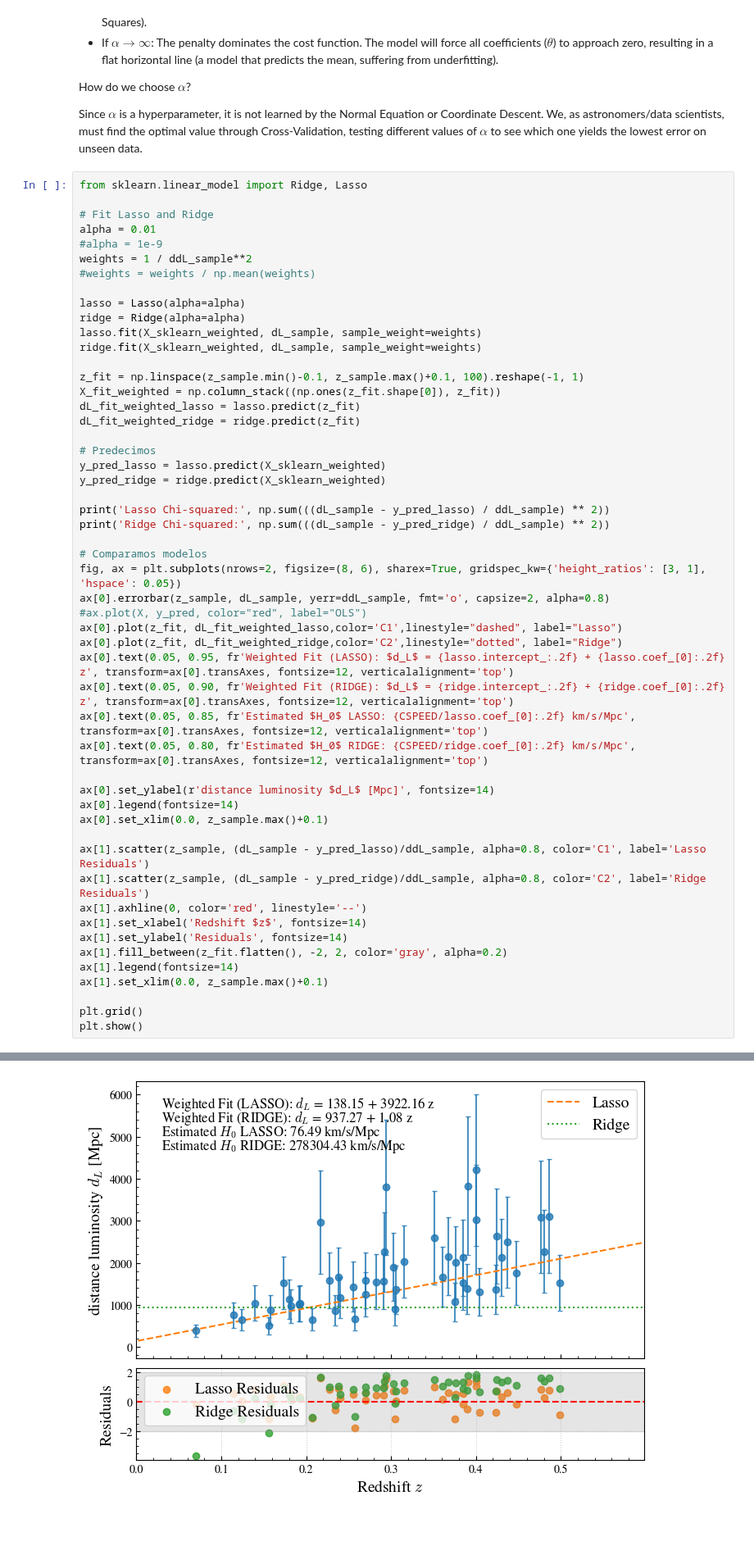
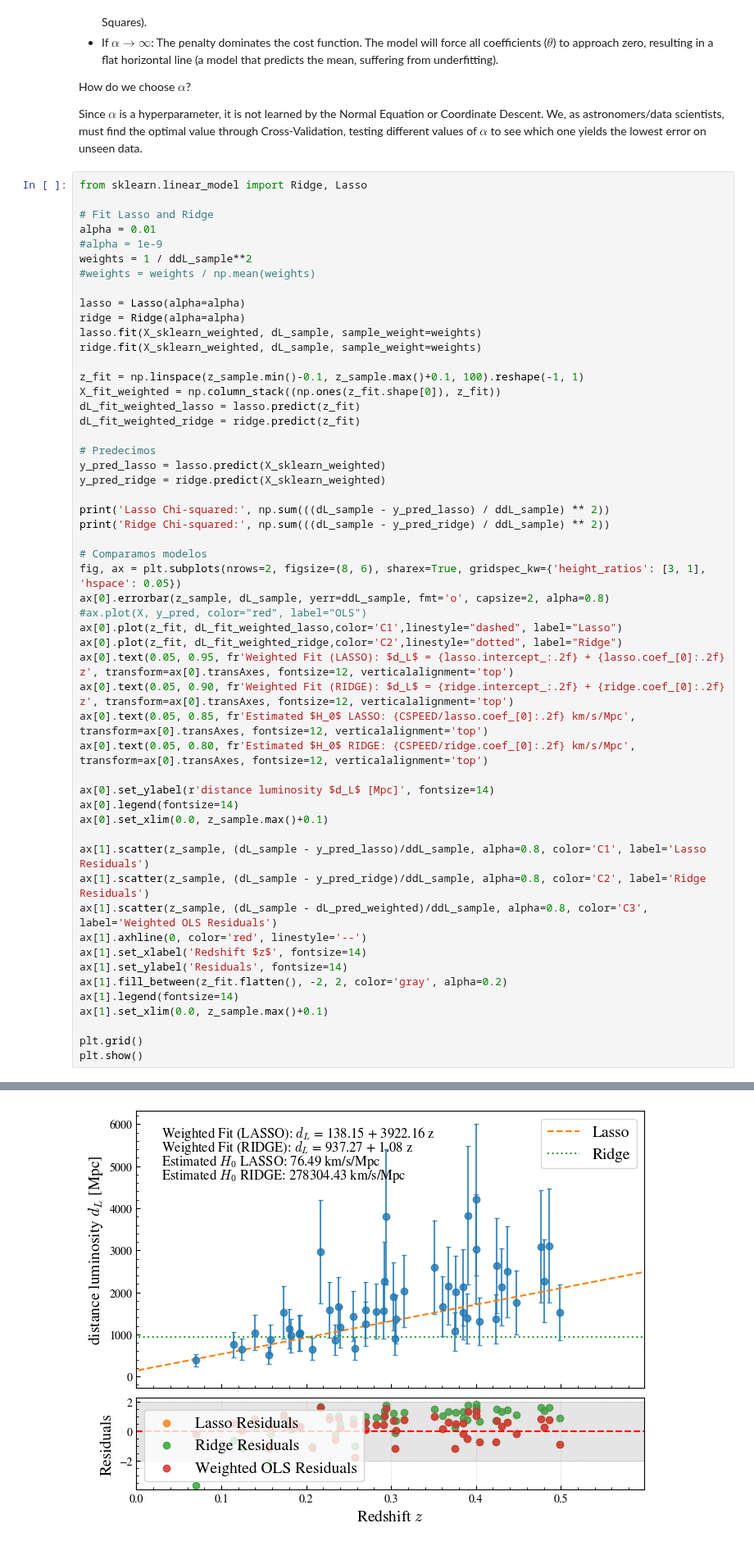
Before and after one commit to jurados/AS4501_Astroinformatic, a Jupyter notebook: Auxiliar/AUX1_LinearRegression.ipynb, the cells around one changed output, grey strips where cells are left out. Shown at 82% size. Saved outputs shown, nothing was run; the diff lists cells and outputs as text.

```diff
--- a/Auxiliar/AUX1_LinearRegression.ipynb
+++ b/Auxiliar/AUX1_LinearRegression.ipynb
@@ -456,34 +456,35 @@ print('Ridge Chi-squared:', np.sum(((dL_sample - y_pred_ridge) / ddL_sample) **
 
 # Comparamos modelos
 fig, ax = plt.subplots(nrows=2, figsize=(8, 6), sharex=True, gridspec_kw={'height_ratios': [3, 1], 'hspace': 0.05})
 ax[0].errorbar(z_sample, dL_sample, yerr=ddL_sample, fmt='o', capsize=2, alpha=0.8)
 #ax.plot(X, y_pred, color="red", label="OLS")
 ax[0].plot(z_fit, dL_fit_weighted_lasso,color='C1',linestyle="dashed", label="Lasso")
 ax[0].plot(z_fit, dL_fit_weighted_ridge,color='C2',linestyle="dotted", label="Ridge")
 ax[0].text(0.05, 0.95, fr'Weighted Fit (LASSO): $d_L$ = {lasso.intercept_:.2f} + {lasso.coef_[0]:.2f} z', transform=ax[0].transAxes, fontsize=12, verticalalignment='top')
 ax[0].text(0.05, 0.90, fr'Weighted Fit (RIDGE): $d_L$ = {ridge.intercept_:.2f} + {ridge.coef_[0]:.2f} z', transform=ax[0].transAxes, fontsize=12, verticalalignment='top')
 ax[0].text(0.05, 0.85, fr'Estimated $H_0$ LASSO: {CSPEED/lasso.coef_[0]:.2f} km/s/Mpc', transform=ax[0].transAxes, fontsize=12, verticalalignment='top')
 ax[0].text(0.05, 0.80, fr'Estimated $H_0$ RIDGE: {CSPEED/ridge.coef_[0]:.2f} km/s/Mpc', transform=ax[0].transAxes, fontsize=12, verticalalignment='top')
 
 ax[0].set_ylabel(r'distance luminosity $d_L$ [Mpc]', fontsize=14)
 ax[0].legend(fontsize=14)
 ax[0].set_xlim(0.0, z_sample.max()+0.1)
 
 ax[1].scatter(z_sample, (dL_sample - y_pred_lasso)/ddL_sample, alpha=0.8, color='C1', label='Lasso Residuals')
 ax[1].scatter(z_sample, (dL_sample - y_pred_ridge)/ddL_sample, alpha=0.8, color='C2', label='Ridge Residuals')
+ax[1].scatter(z_sample, (dL_sample - dL_pred_weighted)/ddL_sample, alpha=0.8, color='C3', label='Weighted OLS Residuals')
 ax[1].axhline(0, color='red', linestyle='--')
 ax[1].set_xlabel('Redshift $z$', fontsize=14)
 ax[1].set_ylabel('Residuals', fontsize=14)
 ax[1].fill_between(z_fit.flatten(), -2, 2, color='gray', alpha=0.2)
 ax[1].legend(fontsize=14)
 ax[1].set_xlim(0.0, z_sample.max()+0.1)
 
 plt.grid()
 plt.show()
 # %% [output]
 Lasso Chi-squared: 32.46006600742351
 Ridge Chi-squared: 74.73680177652705
-[figure, old version]
+[figure, new version]
 # %% [markdown]
 # Huber Regression
 # %% [markdown]
```
Also changed, not shown: parts of 3 cells of this notebook.
